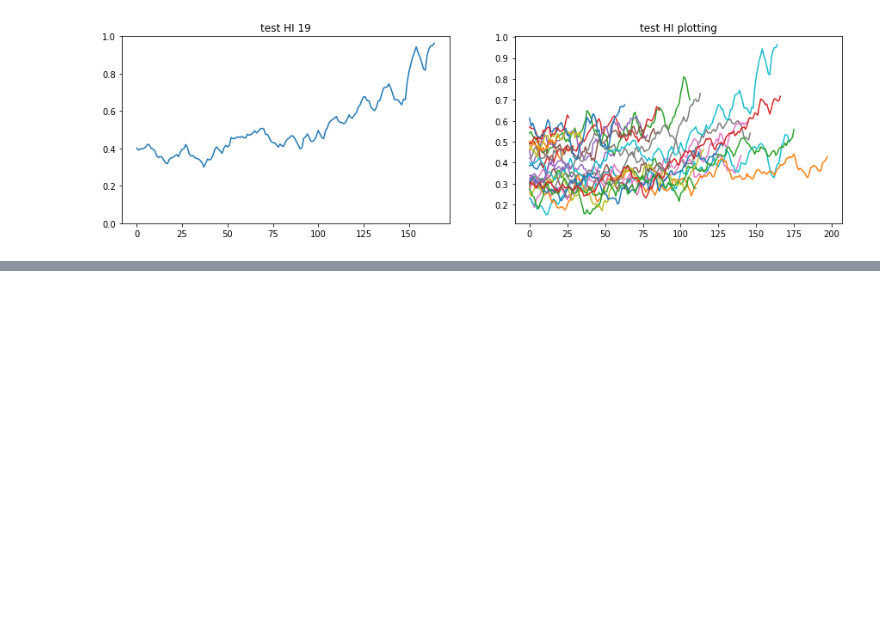
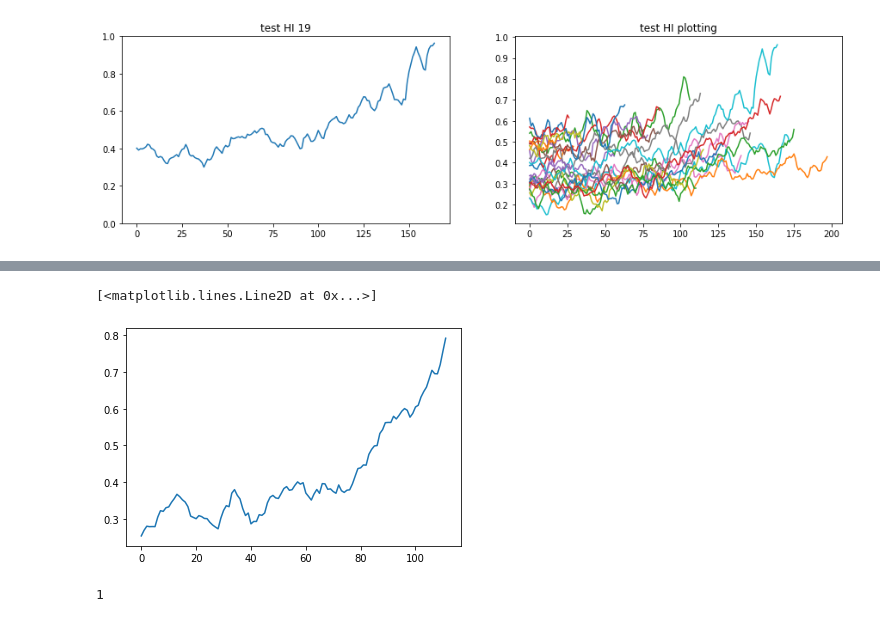
Before and after one commit to kEEPpp/PHM-Competition, a Jupyter notebook: CMAPSS/LSTM_FEAE.ipynb, the cells around one changed output, grey strips where cells are left out. Drawn from its saved outputs; the diff is of its cells as text; code cells hidden in the pictures; blank space fills up the shorter version.

```diff
--- a/CMAPSS/LSTM_FEAE.ipynb
+++ b/CMAPSS/LSTM_FEAE.ipynb
@@ -574,0 +517,13 @@ signal_Encoder = Model(model.get_layer('signal_inputs').input, model.get_layer('
+# %%
+k = 210
+before = test_INDEX[k]
+after = test_INDEX[k+1]
+
+plt.plot(test_HI[before:after])
+# %% [output]
+[<matplotlib.lines.Line2D at 0x...>]
+[figure, added]
+# %%
+abs(-1)
+# %% [output]
+1
```
Also changed, not shown: parts of 25 cells of this notebook, 1 other file.
